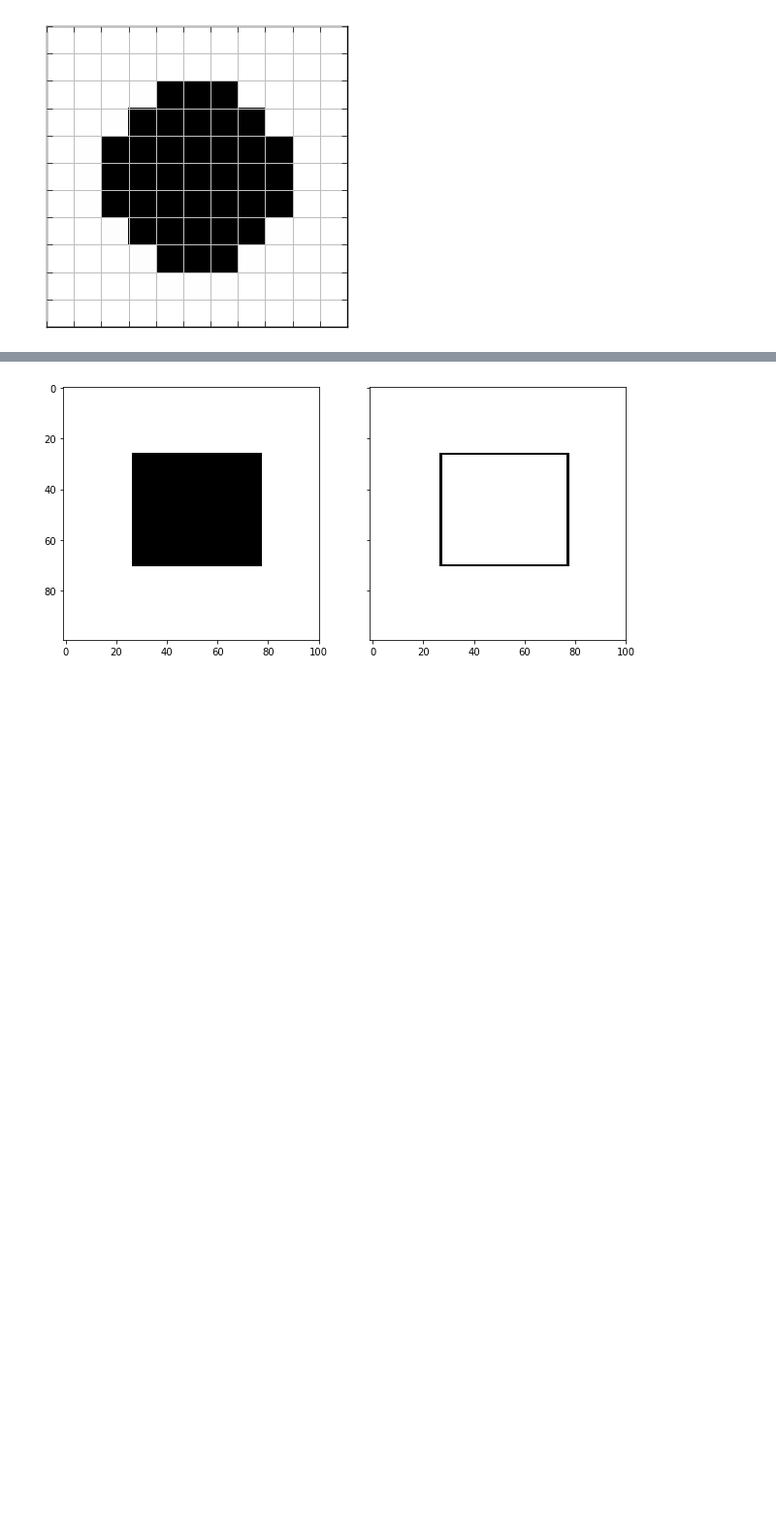
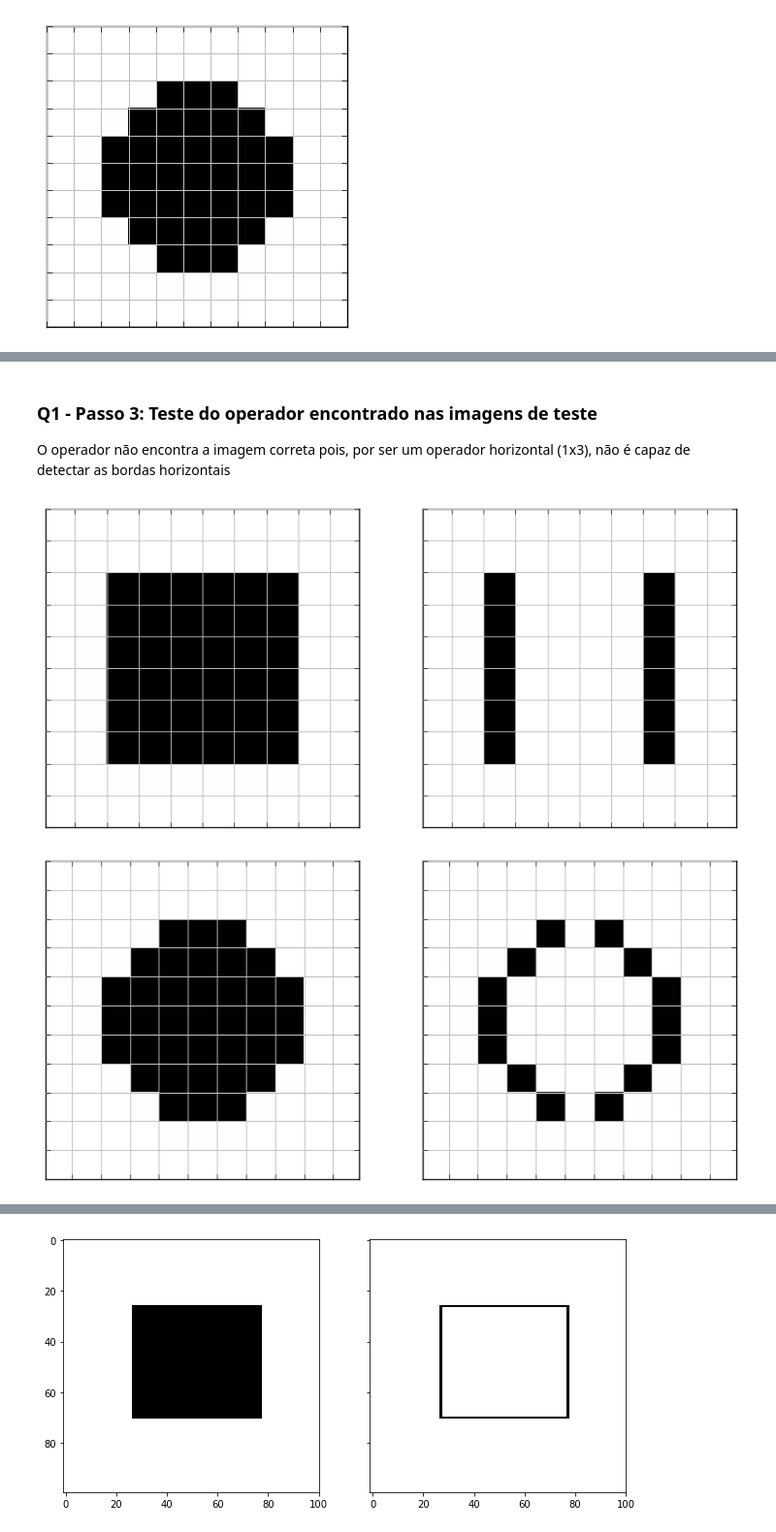
Before and after one commit to caiki/machinelearningusp, a Jupyter notebook: ep1/ep1.ipynb, the cells around one changed output, grey strips where cells are left out. Shown at 97% size. Cells and saved outputs as stored; diff of their text form; code cells hidden in the pictures; blank space fills up the shorter version.

```diff
--- a/ep1/ep1.ipynb
+++ b/ep1/ep1.ipynb
@@ -42 +57,14 @@ print mapPatternsToOutput(f)
+# %% [markdown]
+### Q1 - Passo 3: Teste do operador encontrado nas imagens de teste
+O operador não encontra a imagem correta pois, por ser um operador horizontal (1x3),
+não é capaz de detectar as bordas horizontais
+# %%
+test_output1 = apply_operator(test1_1, operator)
+draw_img_pair(test1_1, test_output1)
+
+test_output2 = apply_operator(test1_2, operator)
+draw_img_pair(test1_2, test_output2)
+# %% [output]
+[figure, added]
+[figure, added]
 # %% [markdown]
```
Also changed, not shown: parts of 6 cells of this notebook, 6 other files.
